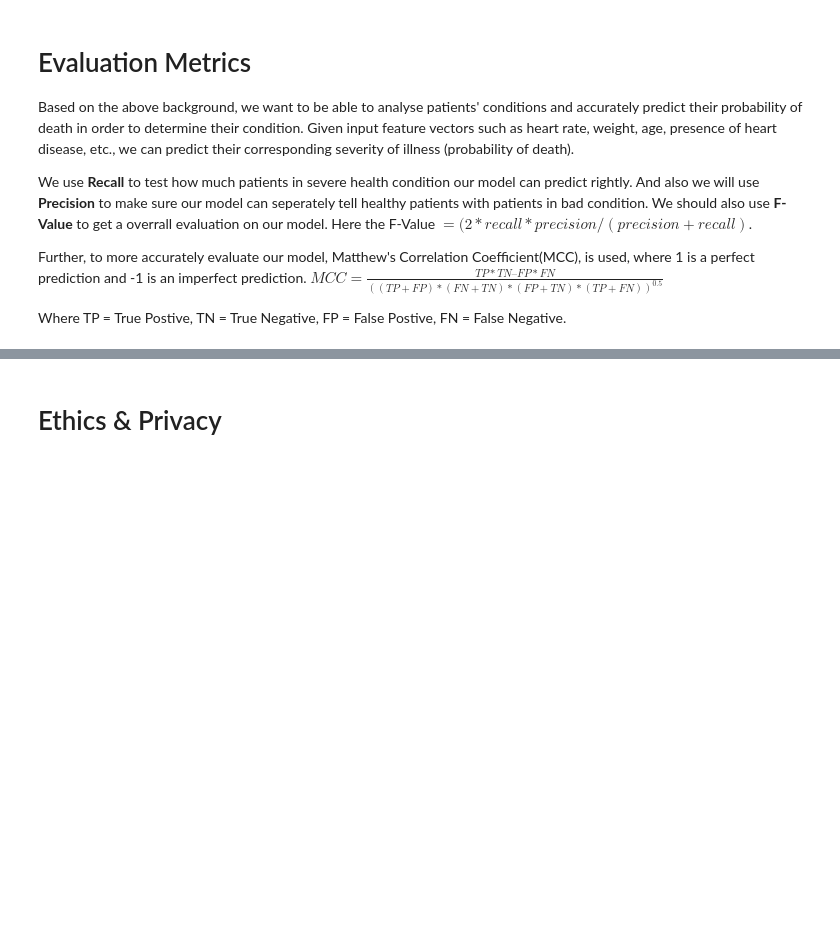
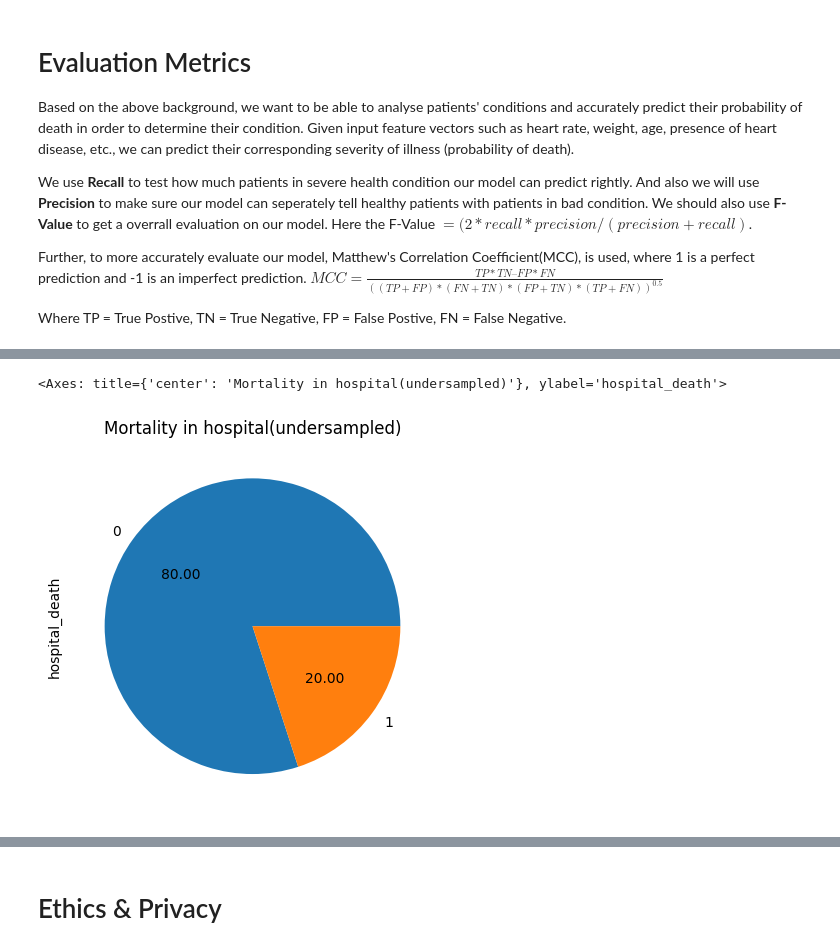
Before and after one commit to COGS118A/Group006-SP23, a Jupyter notebook: Checkpoint_Group006-SP23.ipynb, the cells around one changed output, grey strips where cells are left out. Drawn from its saved outputs; the diff is of its cells as text; code cells hidden in the pictures; blank space fills up the shorter version.

```diff
--- a/Checkpoint_Group006-SP23.ipynb
+++ b/Checkpoint_Group006-SP23.ipynb
@@ -96,0 +165,2 @@ Examples would include:
+# %%
+X = dataset_selected.drop('hospital_death',axis=1)
@@ -96,0 +178,8 @@ Examples would include:
+# %%
+from imblearn.under_sampling import RandomUnderSampler
+from collections import Counter
+rus = RandomUnderSampler(sampling_strategy={0: sum(Y==1)*4, 1: sum(Y==1)})
+X_undersampled, y_undersampled = rus.fit_resample(X, Y)
+print(Counter(y_undersampled))
+print(X_undersampled.shape)
+print(y_undersampled.shape)
@@ -96,0 +199,5 @@ Examples would include:
+# %%
+y_undersampled.value_counts().plot(kind='pie',autopct="%.2f",title ='Mortality in hospital(undersampled)')
+# %% [output]
+<Axes: title={'center': 'Mortality in hospital(undersampled)'}, ylabel='hospital_death'>
+[figure, added]
```
Also changed, not shown: parts of 44 cells of this notebook.
